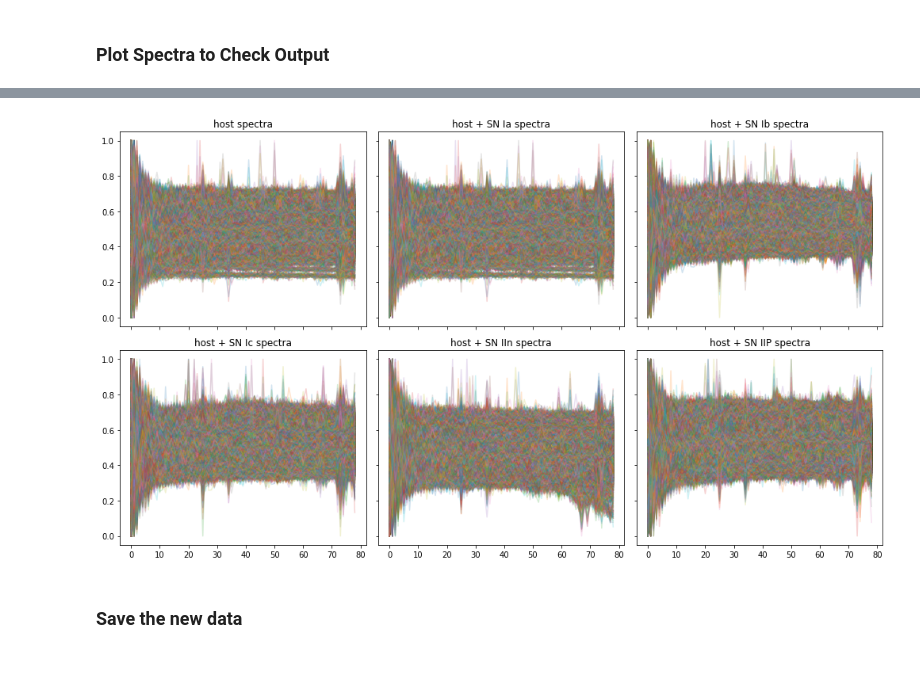
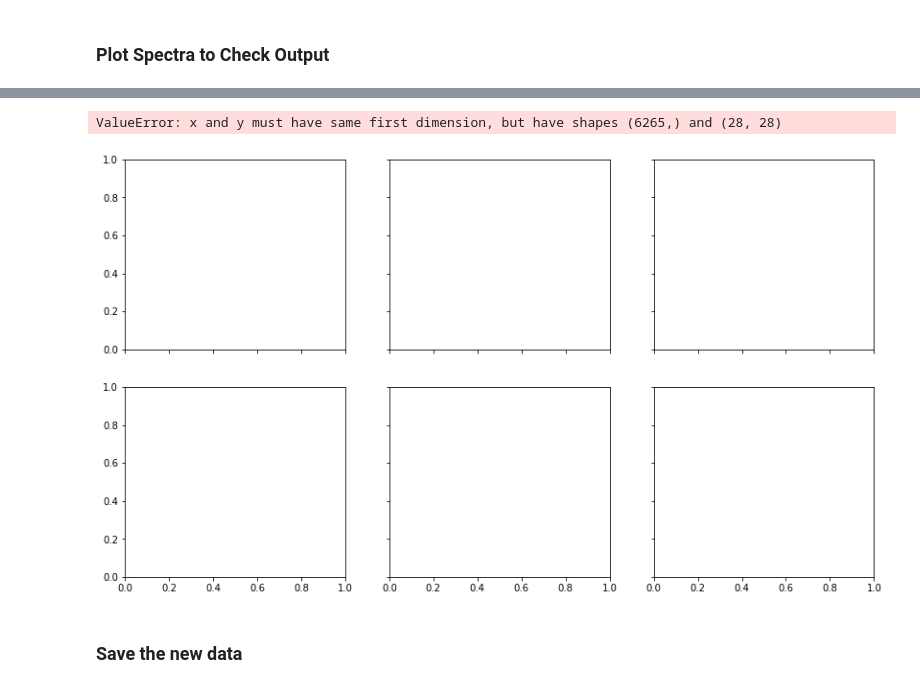
Before and after one commit to EdmundSepeku/DESI-Timedomain, a Jupyter notebook: Architecture/reflux.ipynb, the cells around one changed output, grey strips where cells are left out. Cells and saved outputs as stored; diff of their text form; code cells hidden in the pictures.

Commit message:
Updated Unbinned and Reflux Notebooks

```diff
--- a/Architecture/reflux.ipynb
+++ b/Architecture/reflux.ipynb
@@ -31,7 +31,7 @@ def rescale_flux(flux):
 
     return (flux - a) / (b - a)
 # %%
-def rebin_flux(wave, flux, ivar=None, z=None, minwave=3600., maxwave=9800., nbins=600, log=False, clip=False):
+def rebin_flux(wave, flux, ivar=None, z=None, minwave=3600., maxwave=9800., nbins=1, log=False, clip=False):
     """Rebin differential flux vs wavelength using desispec resample_flux.
     Parameters
     ----------
@@ -168,5 +154,5 @@ def condition_spectra(coadd_files, truth_files):
 # %%
 host_truth = np.sort(glob.glob((r'/global/project/projectdirs/desi/science/td/sim/bgs/150s/hosts/*truth.fits')))
 host_coadd= np.sort(glob.glob((r'/global/project/projectdirs/desi/science/td/sim/bgs/150s/hosts/*coadd.fits')))
-host_flux  = condition_spectra(host_coadd, host_truth)
+host_flux,host_rewave,host_reflux,wavec,fluxc,ivarc= condition_spectra(host_coadd, host_truth)
 # %% [output]
@@ -301,2 +300,34 @@ INFO:spectra.py:253:read_spectra: iotime 0.323 sec to read bgs_2020-03-08_0150s_
+# %%
+host_2d=to_2d(host_flux)
 # %% [markdown]
 ### Plot Spectra to Check Output
+# %%
+fig, axes = plt.subplots(1,4, figsize=(16,5))
+
+for i in range(6,7):
+
+
+    ax = axes[0]
+    ax.plot(wavec, fluxc[i], alpha=0.5)
+
+    ax = axes[1]
+    ax.plot(host_rewave, host_reflux[i], alpha=0.5)
+
+    ax = axes[2]
+    ax.plot(host_rewave, host_flux[i], alpha=0.5)
+
+    ax = axes[3]
+    ax.plot(host_2d[i], alpha=0.5)
+
+axes[0].legend(fontsize=10, ncol=2)
+
+axes[0].set(xlabel=r'$\lambda_\mathrm{obs}$ [$\AA$]',
+            ylabel=r'flux [$10^{-17}$ erg s$^{-1}$ cm$^{-2}$ $\AA^{-1}$]',
+            title='coadded spectra')
+axes[1].set(xlabel=r'$\lambda_\mathrm{obs}$ [$\AA$]',
+            title='rebinned spectra')
+axes[2].set(xlabel=r'$\lambda_\mathrm{obs}$ [$\AA$]',
+            title='rescaled spectra')
+axes[3].set(xlabel=r'$\lambda_\mathrm{obs}$ [$\AA$]',
+            title='Stacked spectra')
+fig.tight_layout()
@@ -304,37 +338,38 @@ INFO:spectra.py:253:read_spectra: iotime 0.323 sec to read bgs_2020-03-08_0150s_
 fig, axes = plt.subplots(2,3, figsize=(14,8), sharex=True, sharey=True)
 axes = axes.flatten()
 
-for i in range(0,500):
+for i in range(0,5):
 
     ax = axes[0]
-    ax.plot(snia_flux[i], alpha=0.2)
+    ax.plot(wave,host_flux[i], alpha=0.5)
 
     ax = axes[1]
     ax.plot(snia_flux[i], alpha=0.2)
 
     ax = axes[2]
     ax.plot(snib_flux[i], alpha=0.2)
 
     ax = axes[3]
     ax.plot(snic_flux[i], alpha=0.2)
 
     ax = axes[4]
     ax.plot(sniin_flux[i], alpha=0.2)
 
     ax = axes[5]
     ax.plot(sniip_flux[i], alpha=0.2)
 
 
 axes[0].set_title('host spectra')
 axes[1].set_title('host + SN Ia spectra')
 axes[2].set_title('host + SN Ib spectra')
 axes[3].set_title('host + SN Ic spectra')
 axes[4].set_title('host + SN IIn spectra')
 axes[5].set_title('host + SN IIP spectra')
 
 fig.tight_layout()
 # %% [output]
+ValueError: x and y must have same first dimension, but have shapes (6265,) and (28, 28)
-[figure, old version]
+[figure, new version]
 # %% [markdown]
 ### Save the new data
 # %%
```
Also changed, not shown: parts of 10 cells of this notebook, 3 other files.
